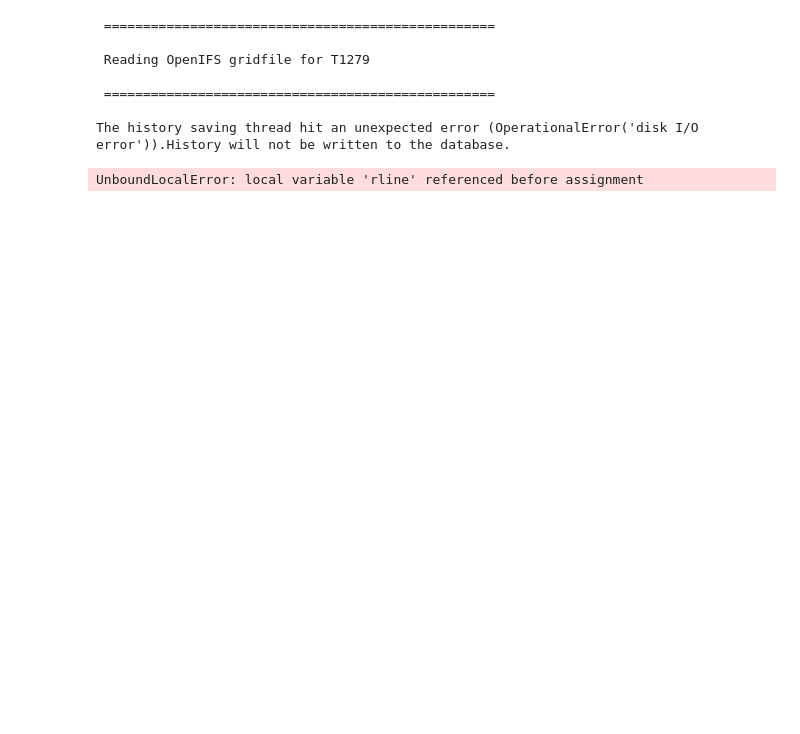
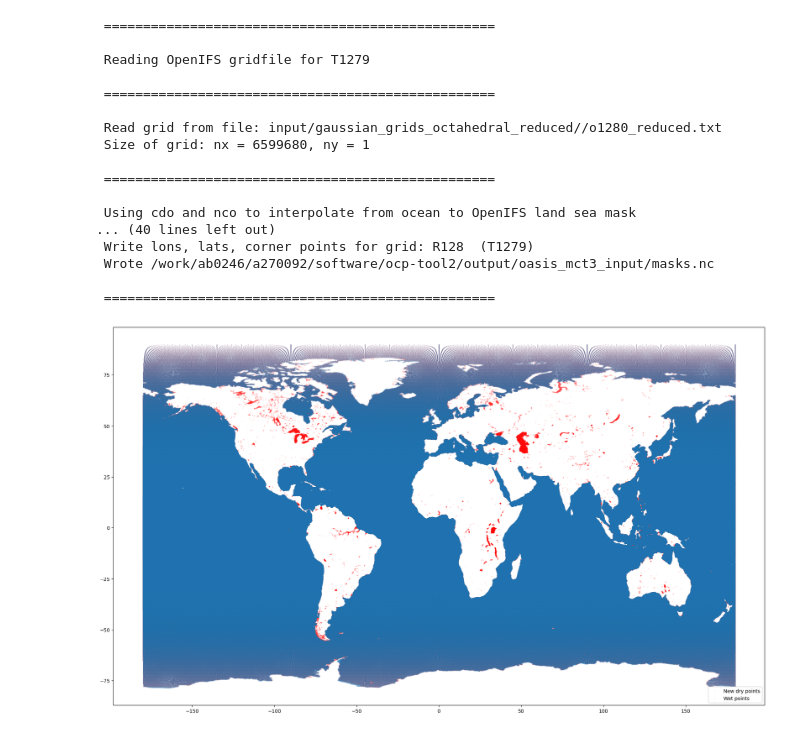
Before and after one commit to JanStreffing/ocp-tool, a Jupyter notebook: ocp-tool2.ipynb, the cells around one changed output. Drawn from its saved outputs; the diff is of its cells as text; code cells hidden in the pictures; blank space fills up the shorter version.

Commit message:
working direct interpolation of lsm

```diff
--- a/ocp-tool2.ipynb
+++ b/ocp-tool2.ipynb
@@ -1210,6 +929,9 @@ if __name__ == '__main__':
 
     # Name of ocean model grid.
     grid_name_oce = 'dart'
+    # set regular grid for intermediate interpolation.
+    # should be heigher than source grid res.
+    interp_res = 'r3600x1801'
     input_path_oce = 'input/fesom_mesh/'
 
     input_path_full_grid = 'input/gaussian_grids_full/'
@@ -1244,35 +966,45 @@ if __name__ == '__main__':
         crn_lats, crn_lons, \
         gridcell_area, lons_list, \
         NN = generate_coord_area(res_num,
                                  input_path_reduced_grid, input_path_full_grid,
                                  truncation_type,exp_name_oifs=exp_name_oifs,verbose=verbose)
 
-        fesom_grid_sorted = read_oce_grid(input_path_oce,grid_name_oce,verbose=verbose)
+        fesom_grid_sorted = read_oce_grid(input_path_oce ,grid_name_oce ,interp_res ,verbose=verbose)
 
-        lsm_binary_a,lsm_binary_l,lsm_binary_r = process_lsm(res_num, input_path_oifs, output_path_oifs,
+        lsm_binary_a,lsm_binary_l,lsm_binary_r, gribfield_mod = process_lsm(res_num, input_path_oifs, output_path_oifs,
                                  exp_name_oifs, grid_name_oce, num_fields,
                                  fesom_grid_sorted, lons_list,
                                  center_lats, center_lons, crn_lats, crn_lons,
-                                 gridcell_area, search_factor=search_factor,verbose=verbose)
+                                 gridcell_area, verbose=verbose)
 
         write_oasis_files(res_num,
                           output_path_oasis, dir_path, grid_name_oce,
                           center_lats, center_lons, crn_lats, crn_lons, gridcell_area,
                           lsm_binary_a, lsm_binary_l, lsm_binary_r, NN, input_path_runoff,verbose=verbose)
 
         plotting_lsm(res_num, lsm_binary_l, lsm_binary_a, center_lats, center_lons,verbose=verbose)
 
         '''lons, lats = modify_runoff_map(res_num, input_path_runoff, output_path_runoff,
                                        grid_name_oce, manual_basin_removal,verbose=verbose)
 
         modify_runoff_lsm(res_num, grid_name_oce, manual_basin_removal, lons, lats,
                           output_path_oasis,verbose=verbose)'''
 # %% [output]
  ==================================================
 
  Reading OpenIFS gridfile for T1279
 
  ==================================================
 
-The history saving thread hit an unexpected error (OperationalError('disk I/O error')).History will not be written to the database.
+ Read grid from file: input/gaussian_grids_octahedral_reduced//o1280_reduced.txt
+ Size of grid: nx = 6599680, ny = 1
+
+ ==================================================
+
+ Using cdo and nco to interpolate from ocean to OpenIFS land sea mask
+... (40 lines left out)
+ Write lons, lats, corner points for grid: R128  (T1279)
+ Wrote /work/ab0246/a270092/software/ocp-tool2/output/oasis_mct3_input/masks.nc
+
+ ==================================================
-UnboundLocalError: local variable 'rline' referenced before assignment
+[figure, added]
```
Also changed, not shown: parts of 5 cells of this notebook, 1 other file.
